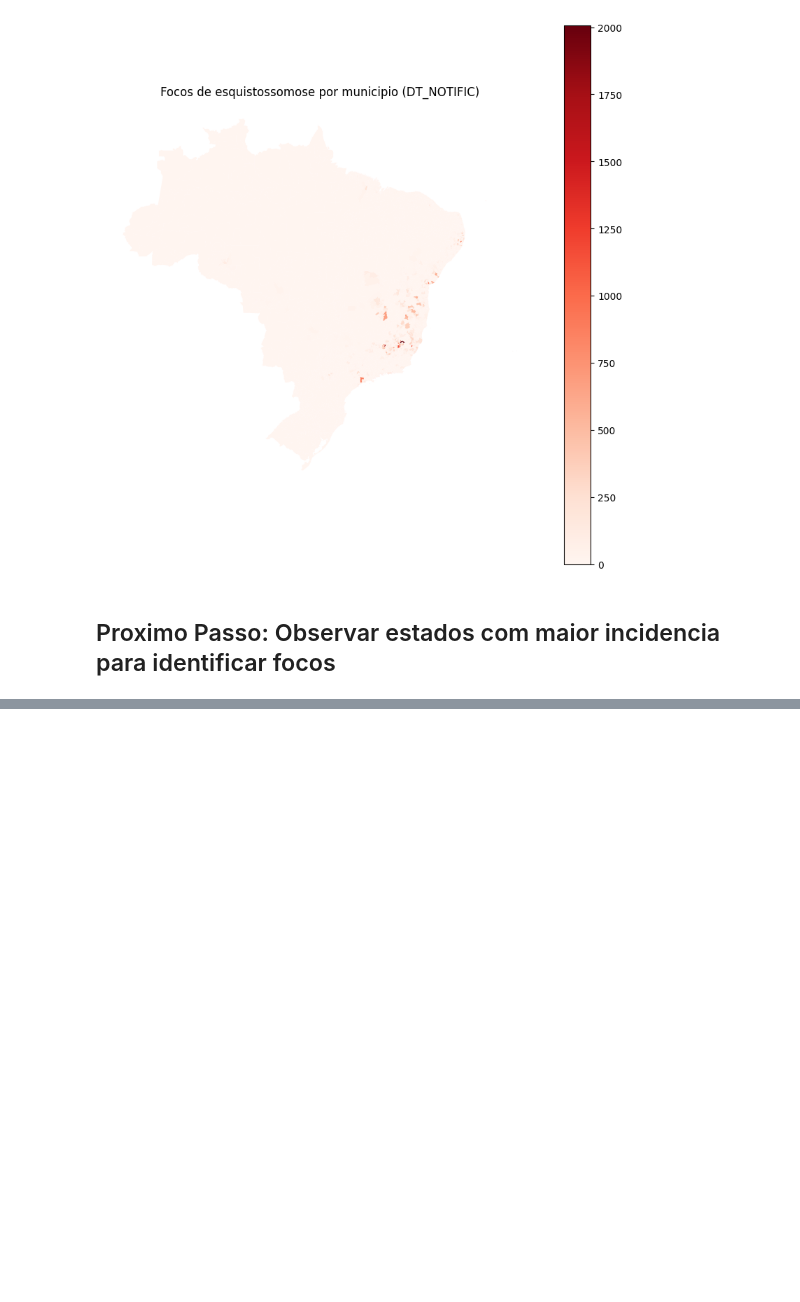
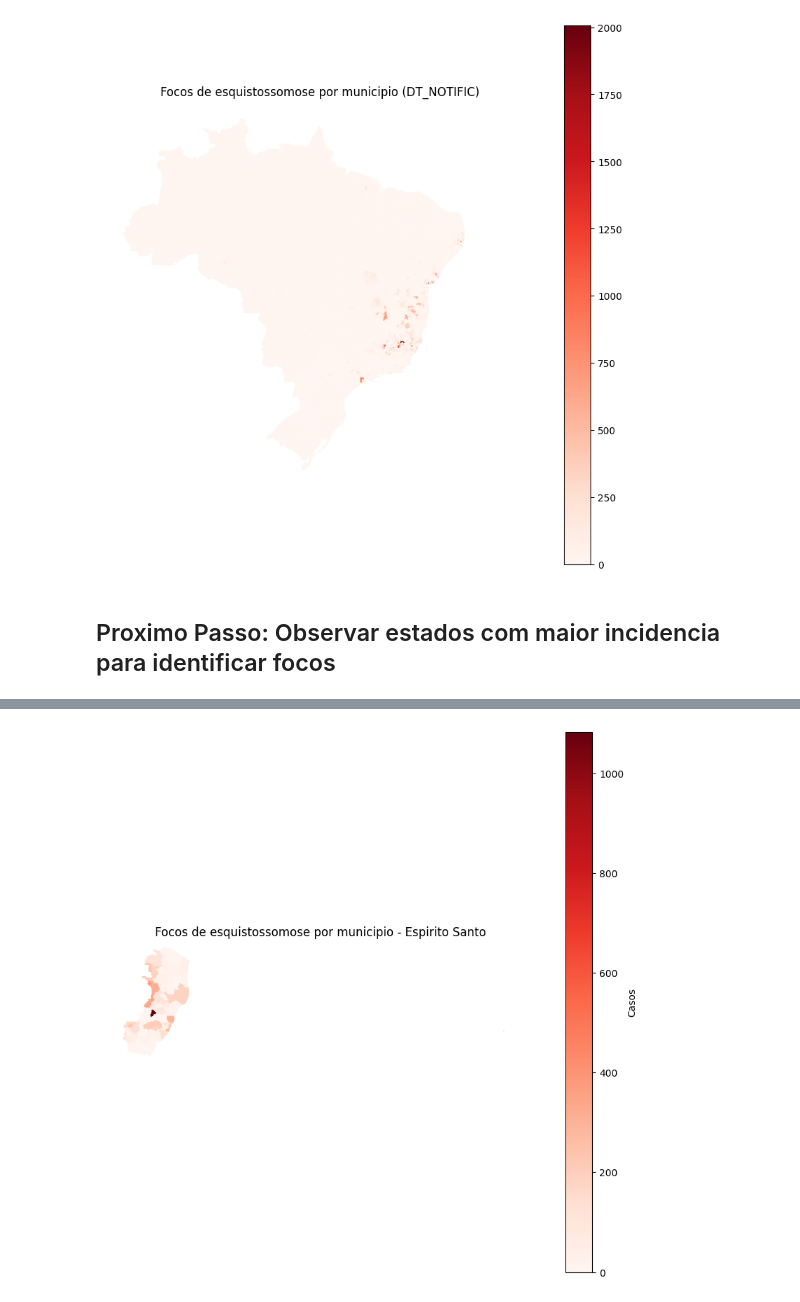
Before and after one commit to LuizCorrei4/Projeto-Caramujo, a Jupyter notebook: notebooks/analise_geoespacial/exploracao_geografica_analise_temporal.ipynb, the cells around one changed output, grey strips where cells are left out. Cells and saved outputs as stored; diff of their text form; code cells hidden in the pictures; blank space fills up the shorter version.

```diff
--- a/notebooks/analise_geoespacial/exploracao_geografica_analise_temporal.ipynb
+++ b/notebooks/analise_geoespacial/exploracao_geografica_analise_temporal.ipynb
@@ -310,0 +337,35 @@ ax.set_axis_off()
+# %%
+#qual codigo do espirito santo? me respondeu 32, mas o codigo do IBGE é 32. Vou usar o 32 para espirito santo --- IGNORE ---
+ag_se = (
+    df[df["SG_UF"].astype("string").str.zfill(2) == "32"]
+    .groupby("ID_MUNICIP")
+    .size()
+    .reset_index(name="casos")
+)
+ag_se["ID_MUNICIP"] = ag_se["ID_MUNICIP"].astype("string").str.zfill(6)
+
+gdf_se = geobr.read_municipality(code_muni="all", year=2020)
+
+gdf_se = gdf_se[gdf_se["abbrev_state"] == "ES"]
+gdf_se["code_muni_str"] = gdf_se["code_muni"].astype("string").str[:6]
+
+gdf_plot_se = gdf_se.merge(
+    ag_se,
+    left_on="code_muni_str",
+    right_on="ID_MUNICIP",
+    how="left",
+)
+gdf_plot_se["casos"] = gdf_plot_se["casos"].fillna(0)
+
+ax = gdf_plot_se.plot(
+    column="casos",
+    cmap="Reds",
+    linewidth=0.1,
+    figsize=(10, 10),
+    legend=True,
+    legend_kwds={"label": "Casos"},
+)
+ax.set_title("Focos de esquistossomose por municipio - Espirito Santo")
+ax.set_axis_off()
+# %% [output]
+[figure, added]
```
Also changed, not shown: parts of 3 cells of this notebook, 2 other files.
